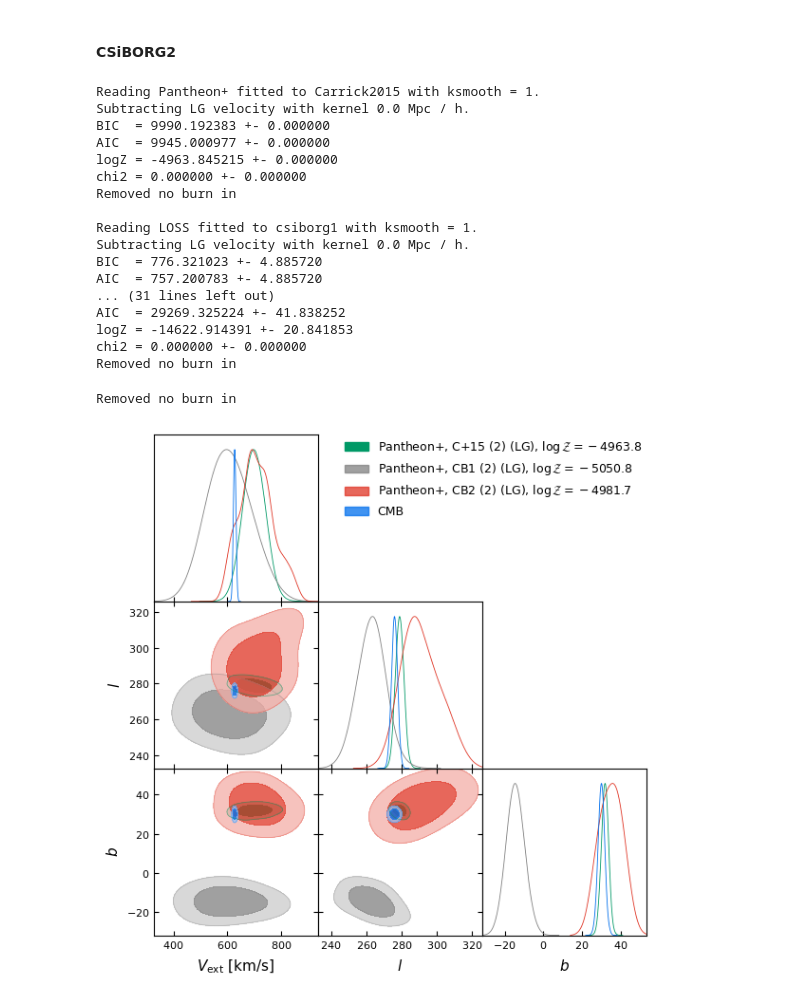
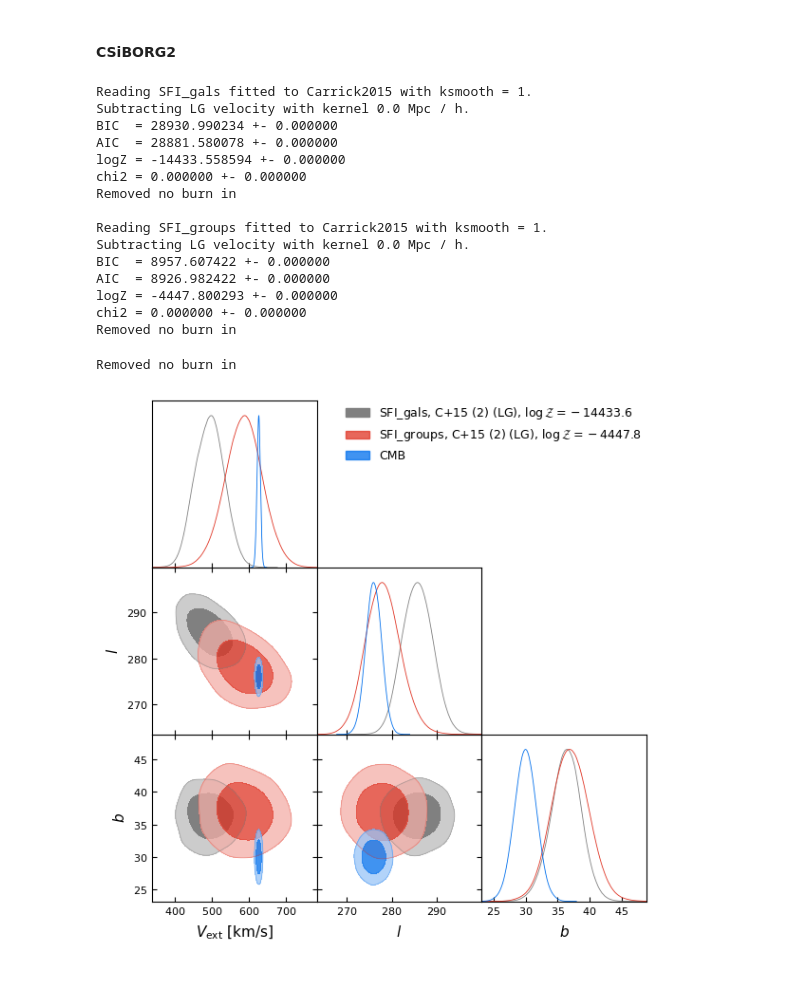
Before and after one commit to Richard-Sti/csiborgtools, a Jupyter notebook: notebooks/flow_calibration.ipynb, the cells around one changed output. Saved outputs shown, nothing was run; the diff lists cells and outputs as text; code cells hidden in the pictures.

Commit message:
Update plot

```diff
--- a/notebooks/flow_calibration.ipynb
+++ b/notebooks/flow_calibration.ipynb
@@ -404,9 +407,10 @@ LG = 0
 # Carrick
 # LOSS_Carrick_LG = read_samples("LOSS", "Carrick2015", k, return_MCsamples=True, subtract_LG_velocity=LG)
 # FOUNDATION_Carrick_LG = read_samples("Foundation", "Carrick2015", k, return_MCsamples=True, subtract_LG_velocity=LG)
-PANTHEON_Carrick_LG = read_samples("Pantheon+", "Carrick2015", k, return_MCsamples=True, subtract_LG_velocity=LG)
+# PANTHEON_Carrick_LG = read_samples("Pantheon+", "Carrick2015", k, return_MCsamples=True, subtract_LG_velocity=LG)
 # TWOMTF_Carrick_LG = read_samples("2MTF", "Carrick2015", k, return_MCsamples=True, subtract_LG_velocity=LG)
-# SFIGAL_Carrick_LG = read_samples("SFI_gals", "Carrick2015", k, return_MCsamples=True, subtract_LG_velocity=LG)
+SFIGAL_Carrick_LG = read_samples("SFI_gals", "Carrick2015", k, return_MCsamples=True, subtract_LG_velocity=LG)
+SFIGROUPS_Carrick_LG = read_samples("SFI_groups", "Carrick2015", k, return_MCsamples=True, subtract_LG_velocity=LG)
 
 
 # # CSiBORG2
@@ -417,59 +421,58 @@ PANTHEON_Carrick_LG = read_samples("Pantheon+", "Carrick2015", k, return_MCsampl
 # SFIGAL_CB2_LG = read_samples("SFI_gals", "csiborg2_main", k, return_MCsamples=True, subtract_LG_velocity=LG)
 
 # # CSiBORG1
-LOSS_CB1_LG = read_samples("LOSS", "csiborg1", k, return_MCsamples=True, subtract_LG_velocity=LG)
-FOUNDATION_CB1_LG = read_samples("Foundation", "csiborg1", k, return_MCsamples=True, subtract_LG_velocity=LG)
-PANTHEON_CB1_LG = read_samples("Pantheon+", "csiborg1", k, return_MCsamples=True, subtract_LG_velocity=LG)
-TWOMTF_CB1_LG = read_samples("2MTF", "csiborg1", k, return_MCsamples=True, subtract_LG_velocity=LG)
-SFIGAL_CB1_LG = read_samples("SFI_gals", "csiborg1", k, return_MCsamples=True, subtract_LG_velocity=LG)
+# LOSS_CB1_LG = read_samples("LOSS", "csiborg1", k, return_MCsamples=True, subtract_LG_velocity=LG)
+# FOUNDATION_CB1_LG = read_samples("Foundation", "csiborg1", k, return_MCsamples=True, subtract_LG_velocity=LG)
+# PANTHEON_CB1_LG = read_samples("Pantheon+", "csiborg1", k, return_MCsamples=True, subtract_LG_velocity=LG)
+# TWOMTF_CB1_LG = read_samples("2MTF", "csiborg1", k, return_MCsamples=True, subtract_LG_velocity=LG)
+# SFIGAL_CB1_LG = read_samples("SFI_gals", "csiborg1", k, return_MCsamples=True, subtract_LG_velocity=LG)
 # %% [output]
-Reading Pantheon+ fitted to Carrick2015 with ksmooth = 1.
+Reading SFI_gals fitted to Carrick2015 with ksmooth = 1.
 Subtracting LG velocity with kernel 0.0 Mpc / h.
-BIC  = 9990.192383 +- 0.000000
-AIC  = 9945.000977 +- 0.000000
-logZ = -4963.845215 +- 0.000000
+BIC  = 28930.990234 +- 0.000000
+AIC  = 28881.580078 +- 0.000000
+logZ = -14433.558594 +- 0.000000
 chi2 = 0.000000 +- 0.000000
 Removed no burn in
 
-Reading LOSS fitted to csiborg1 with ksmooth = 1.
+Reading SFI_groups fitted to Carrick2015 with ksmooth = 1.
 Subtracting LG velocity with kernel 0.0 Mpc / h.
-BIC  = 776.321023 +- 4.885720
-AIC  = 757.200783 +- 4.885720
-... (31 lines left out)
-AIC  = 29269.325224 +- 41.838252
-logZ = -14622.914391 +- 20.841853
+BIC  = 8957.607422 +- 0.000000
+AIC  = 8926.982422 +- 0.000000
+logZ = -4447.800293 +- 0.000000
 chi2 = 0.000000 +- 0.000000
 Removed no burn in
 # %%
 params = ["Vmag", "l", "b"]
 CMB = MCSamples(samples=multivariate_normal([627, 276, 30], [22, 3, 3]).rvs(size=20000),
                 names=params, labels=names_to_latex(params, True), label="CMB")
 
 X = [
     # LOSS_Carrick_LG,
     # FOUNDATION_Carrick_LG,
-    PANTHEON_Carrick_LG,
+    # PANTHEON_Carrick_LG,
     # TWOMTF_Carrick_LG,
-    # SFIGAL_Carrick_LG,
+    SFIGAL_Carrick_LG,
+    SFIGROUPS_Carrick_LG,
     # LOSS_CB1_LG,
     # FOUNDATION_CB1_LG,
-    PANTHEON_CB1_LG,
+    # PANTHEON_CB1_LG,
     # TWOMTF_CB1_LG,
     # SFIGAL_CB1_LG,
     # LOSS_CB2_LG,
     # FOUNDATION_CB2_LG,
-    PANTHEON_CB2_LG,
+    # PANTHEON_CB2_LG,
     # TWOMTF_CB2_LG,
     # SFIGAL_CB2_LG,
     CMB,
     ]
 
 g = plots.get_subplot_plotter()
 g.settings.figure_legend_frame = False
 g.settings.alpha_filled_add = 0.75
 # g.settings.title_limit_fontsize = 14
 g.triangle_plot(X, params=params, filled=True, legend_loc='upper right', )
-g.export(f"../plots/ALL_dipole.png", dpi=500,)
+# g.export(f"../plots/ALL_dipole.png", dpi=500,)
 # %% [output]
 Removed no burn in
-[figure, old version]
+[figure, new version]
```
Also changed, not shown: parts of 2 cells of this notebook.
